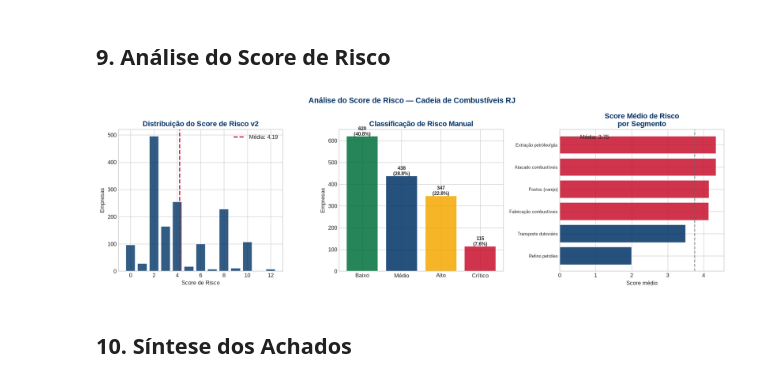
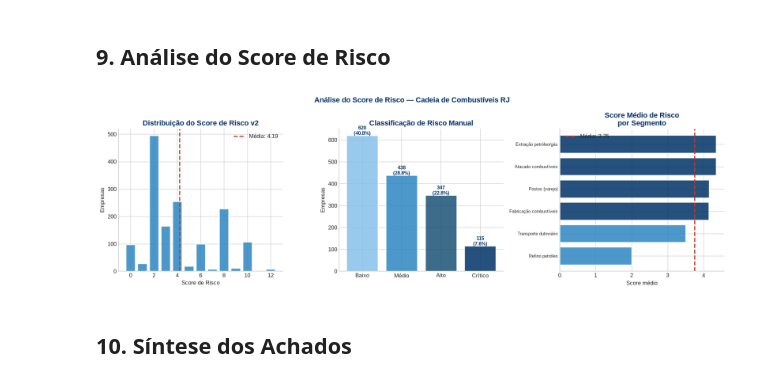
Before and after one commit to ktia-rios/tcc-scoring-risco-icms, a Jupyter notebook: notebooks/01_analise_exploratoria.ipynb, the cells around one changed output. Saved outputs shown, nothing was run; the diff lists cells and outputs as text; code cells hidden in the pictures.

```diff
--- a/notebooks/01_analise_exploratoria.ipynb
+++ b/notebooks/01_analise_exploratoria.ipynb
@@ -510,60 +428,47 @@ Inapta              0.844689
 # %%
 fig, axes = plt.subplots(1, 3, figsize=(16, 5))
 
-# 9.1 Distribuição do score
 score_counts = df['score_risco_v2'].value_counts().sort_index()
 axes[0].bar(score_counts.index, score_counts.values,
-             color=CORES['azul'], alpha=0.8, edgecolor='white')
-axes[0].axvline(df['score_risco_v2'].mean(), color=CORES['vermelho'],
-                linestyle='--', linewidth=2,
-                label=f'Média: {df["score_risco_v2"].mean():.2f}')
+             color=AZUL['claro'], alpha=0.85, edgecolor='white', linewidth=1.5)
+axes[0].axvline(df['score_risco_v2'].mean(), color=VERMELHO, linestyle='--',
+                linewidth=2, label=f'Média: {df["score_risco_v2"].mean():.2f}')
 axes[0].set_title('Distribuição do Score de Risco v2')
-axes[0].set_xlabel('Score de Risco')
-axes[0].set_ylabel('Empresas')
+axes[0].set_xlabel('Score de Risco'); axes[0].set_ylabel('Empresas')
 axes[0].legend()
 
-# 9.2 Score por classe
-classe_counts = df['classe_risco'].value_counts()
-ordem_classe = ['Baixo', 'Médio', 'Alto', 'Crítico']
-classe_counts = classe_counts.reindex(
-    [c for c in ordem_classe if c in classe_counts.index]
-)
-cores_classe = [CORES_RISCO.get(c, CORES['cinza'])
-                for c in classe_counts.index]
-bars = axes[1].bar(classe_counts.index, classe_counts.values,
-                    color=cores_classe, alpha=0.85, edgecolor='white')
-for bar, val in zip(bars, classe_counts.values):
-    axes[1].text(bar.get_x() + bar.get_width()/2,
-                 bar.get_height() + 3,
+ordem_c = ['Baixo','Médio','Alto','Crítico']
+cl_counts = df['classe_risco'].value_counts().reindex(
+    [c for c in ordem_c if c in df['classe_risco'].cat.categories])
+cores_c = [AZUL['palido'],AZUL['claro'],AZUL['medio'],AZUL['escuro']]
+bars = axes[1].bar(cl_counts.index, cl_counts.values, color=cores_c,
+                    alpha=0.85, edgecolor='white', linewidth=1.5)
+for bar, val in zip(bars, cl_counts.values):
+    axes[1].text(bar.get_x()+bar.get_width()/2, bar.get_height()+3,
                  f'{val:,}\n({val/len(df)*100:.1f}%)',
-                 ha='center', fontsize=9, fontweight='bold')
-axes[1].set_title('Classificação de Risco Manual')
-axes[1].set_ylabel('Empresas')
+                 ha='center', fontsize=9, fontweight='bold', color=AZUL['escuro'])
+axes[1].set_title('Classificação de Risco Manual'); axes[1].set_ylabel('Empresas')
 
-# 9.3 Score médio por segmento
 score_cnae = df.groupby('cnae_descricao')['score_risco_v2'].mean().sort_values()
-score_cnae.index = [nomes_curtos.get(i, i[:20]) for i in score_cnae.index]
-cores_score = [CORES['vermelho'] if v > score_cnae.mean()
-               else CORES['azul'] for v in score_cnae.values]
+score_cnae.index = [nomes_curtos.get(i, i) for i in score_cnae.index]
+media_s = score_cnae.mean()
+cores_sc = [AZUL['escuro'] if v > media_s else AZUL['claro'] for v in score_cnae.values]
 axes[2].barh(range(len(score_cnae)), score_cnae.values,
-              color=cores_score, alpha=0.85, edgecolor='white')
+              color=cores_sc, alpha=0.85, edgecolor='white', linewidth=1.5)
 axes[2].set_yticks(range(len(score_cnae)))
 axes[2].set_yticklabels(score_cnae.index, fontsize=8)
-axes[2].axvline(score_cnae.mean(), color=CORES['cinza'],
-                linestyle='--', alpha=0.7,
-                label=f'Média: {score_cnae.mean():.2f}')
+axes[2].axvline(media_s, color=VERMELHO, linestyle='--', linewidth=2,
+                label=f'Média: {media_s:.2f}')
 axes[2].set_title('Score Médio de Risco\npor Segmento')
-axes[2].set_xlabel('Score médio')
-axes[2].legend()
+axes[2].set_xlabel('Score médio'); axes[2].legend()
 
 plt.suptitle('Análise do Score de Risco — Cadeia de Combustíveis RJ',
-             fontsize=14, fontweight='bold', color=CORES['azul'])
+             fontsize=13, fontweight='bold', color=AZUL['escuro'])
 plt.tight_layout()
-plt.savefig('../outputs/graficos/EDA_07_score_risco.png',
-            dpi=150, bbox_inches='tight')
+plt.savefig(OUT_DIR/'EDA_07_score_risco.png', dpi=150, bbox_inches='tight', facecolor='white')
 plt.show()
 # %% [output]
-[figure, old version]
+[figure, new version]
 # %% [markdown]
 ## 10. Síntese dos Achados
 # %%
```
Also changed, not shown: parts of 14 cells of this notebook, 20 other files.
